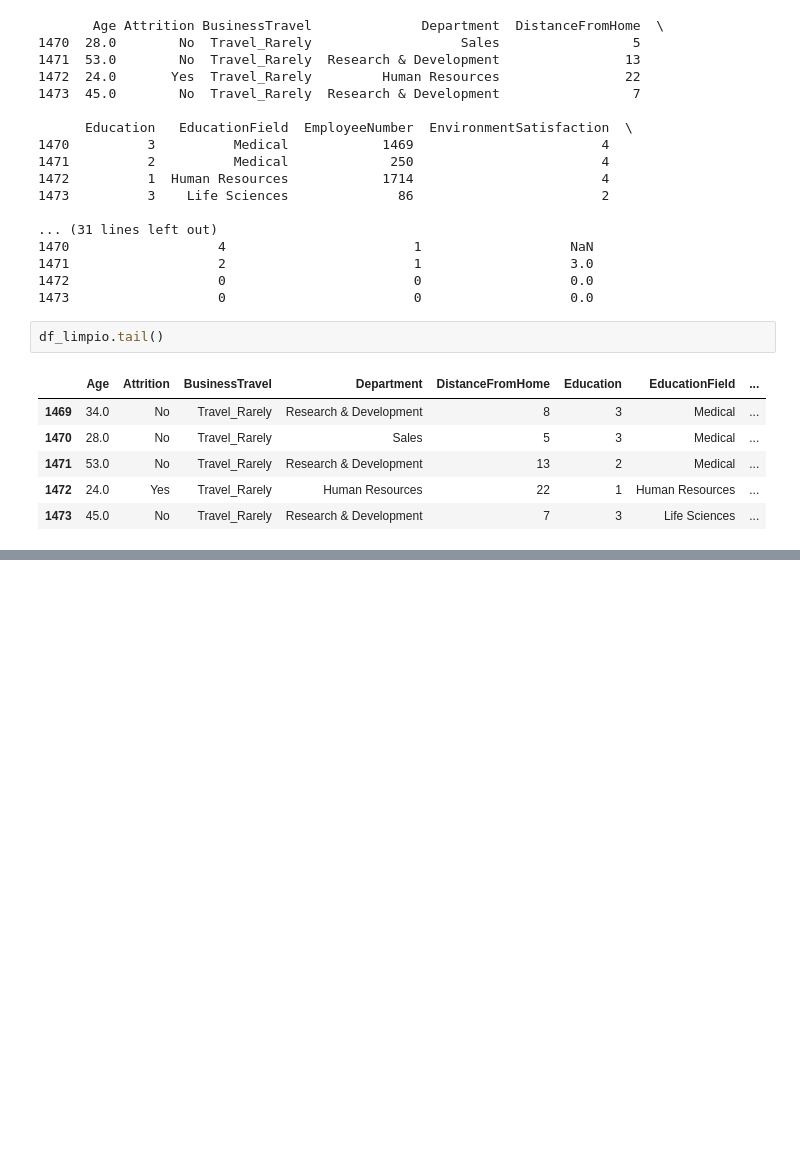
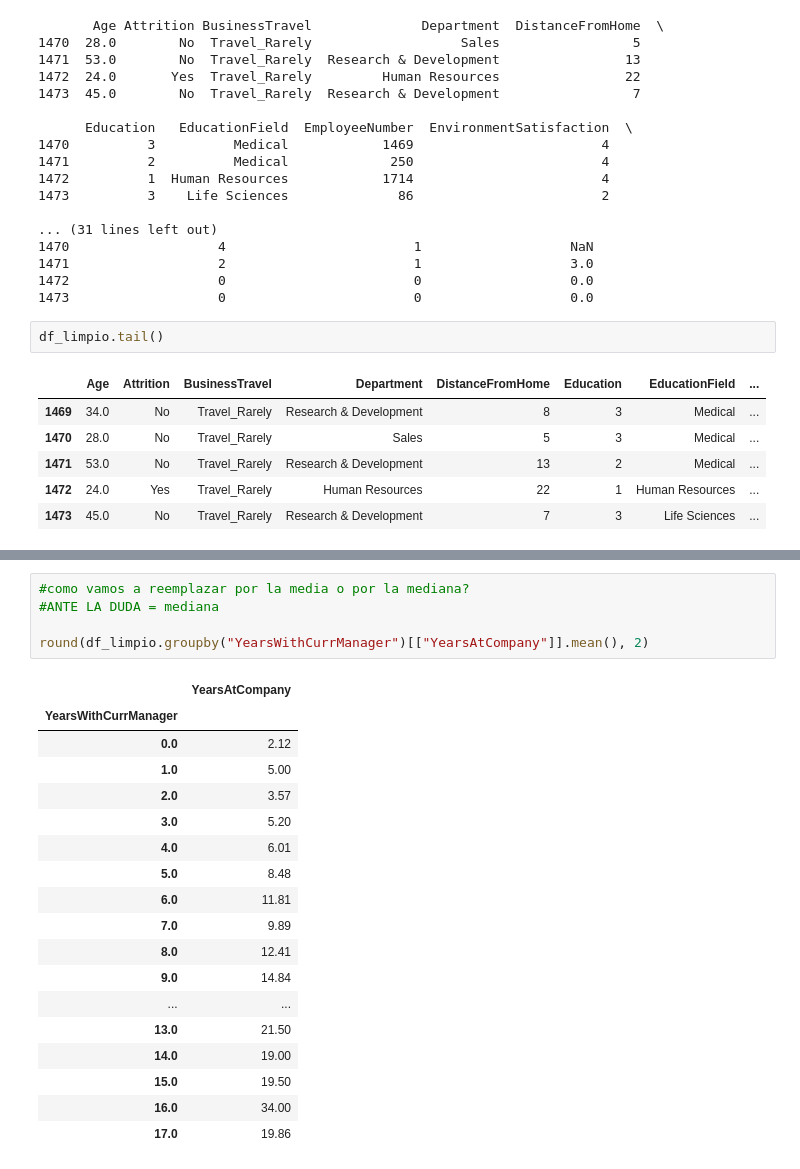
Before and after one commit to Lumo88/project-da-promo-65-modulo-3-team-1, a Jupyter notebook: Proyecto_Organizacion.ipynb, the cells around one changed output, grey strips where cells are left out. Cells and saved outputs as stored; diff of their text form; blank space fills up the shorter version.

```diff
--- a/Proyecto_Organizacion.ipynb
+++ b/Proyecto_Organizacion.ipynb
@@ -517,0 +659,24 @@ df_limpio.tail()
+# %%
+#como vamos a reemplazar por la media o por la mediana?
+#ANTE LA DUDA = mediana
+
+round(df_limpio.groupby("YearsWithCurrManager")[["YearsAtCompany"]].mean(), 2)
+# %% [output]
+|  | YearsAtCompany |
+| YearsWithCurrManager |  |
+| 0.0 | 2.12 |
+| 1.0 | 5.00 |
+| 2.0 | 3.57 |
+| 3.0 | 5.20 |
+| 4.0 | 6.01 |
+| 5.0 | 8.48 |
+| 6.0 | 11.81 |
+| 7.0 | 9.89 |
+| 8.0 | 12.41 |
+| 9.0 | 14.84 |
+| ... | ... |
+| 13.0 | 21.50 |
+| 14.0 | 19.00 |
+| 15.0 | 19.50 |
+| 16.0 | 34.00 |
+| 17.0 | 19.86 |
```
Also changed, not shown: parts of 23 cells of this notebook.
